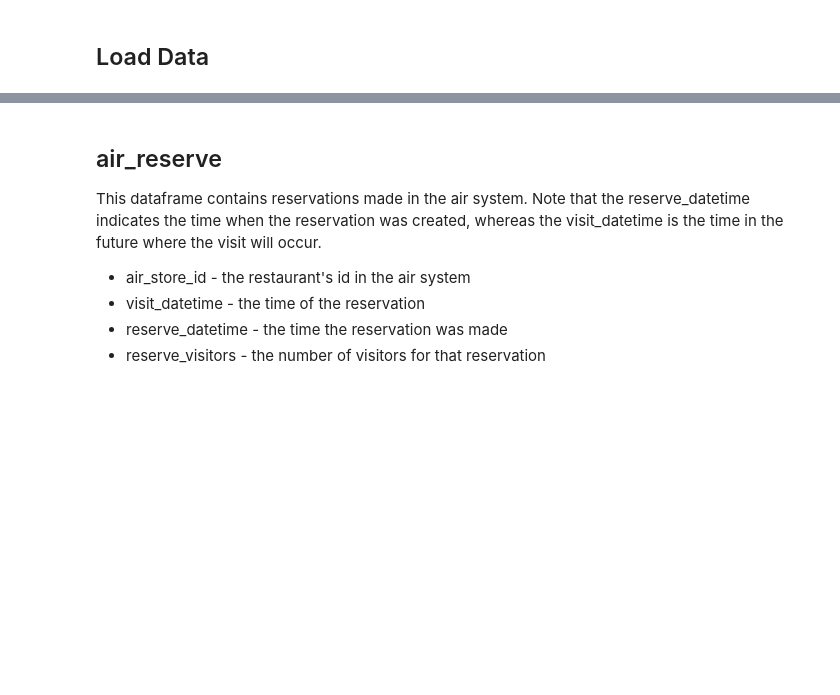
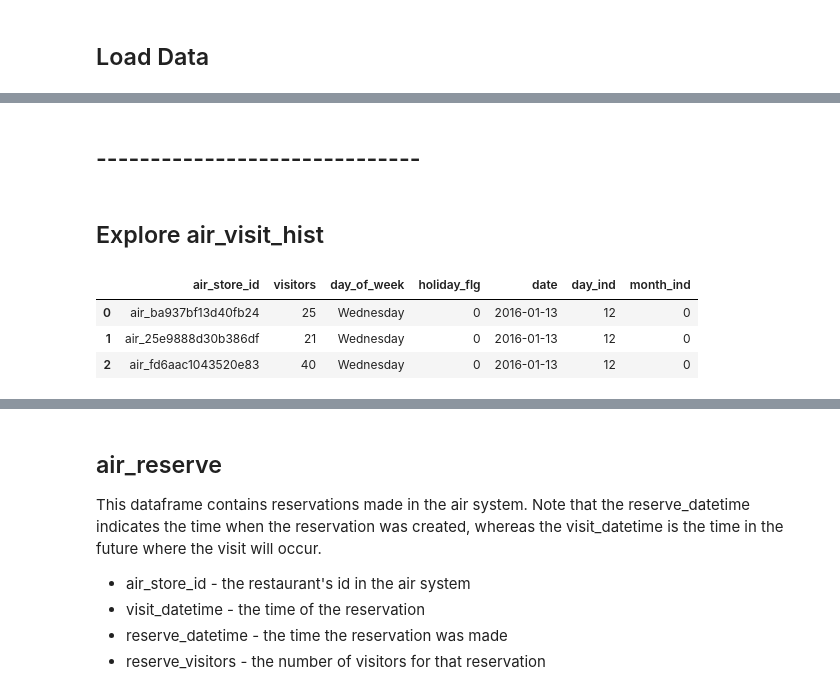
Before and after one commit to anhualin/MyLearning, a Jupyter notebook: Kaggle/Recruit_Holding/EDA1.ipynb, the cells around one changed output, grey strips where cells are left out. Cells and saved outputs as stored; diff of their text form; code cells hidden in the pictures; blank space fills up the shorter version.

```diff
--- a/Kaggle/Recruit_Holding/EDA1.ipynb
+++ b/Kaggle/Recruit_Holding/EDA1.ipynb
@@ -20,13 +29,13 @@ else:
 # %%
-air_reserve = pd.read_csv(data_dir + '/air_reserve.csv.zip')
+air_reserve = DFS['air_reserve'] if 'air_reserve' in DFS else pd.read_csv(data_dir + '/air_reserve.csv.zip')
 
 air_store_info = pd.read_csv(data_dir + '/air_store_info.csv.zip')
 
-air_visit_hist = pd.read_csv(data_dir + '/air_visit_data.csv.zip')
+air_visit_hist = DFS['air_visit_hist'] if 'air_visit_hist' in DFS else pd.read_csv(data_dir + '/air_visit_data.csv.zip')
 
 date_info = pd.read_csv(data_dir + '/date_info.csv.zip')
 
-hpg_reserve = pd.read_csv(data_dir + '/hpg_reserve.csv.zip')
+hpg_reserve = DFS['hpg_reserve'] if 'hpg_reserve' in DFS else pd.read_csv(data_dir + '/hpg_reserve.csv.zip')
 
 hpg_store_info = pd.read_csv(data_dir + '/hpg_store_info.csv.zip')
 
@@ -35,0 +177,11 @@ store_id_relation = pd.read_csv(data_dir + '/store_id_relation.csv.zip')
+# %% [markdown]
+## ------------------------------
+# %% [markdown]
+## Explore air_visit_hist
+# %%
+air_visit_hist.head(3)
+# %% [output]
+|  | air_store_id | visitors | day_of_week | holiday_flg | date | day_ind | month_ind |
+| 0 | air_ba937bf13d40fb24 | 25 | Wednesday | 0 | 2016-01-13 | 12 | 0 |
+| 1 | air_25e9888d30b386df | 21 | Wednesday | 0 | 2016-01-13 | 12 | 0 |
+| 2 | air_fd6aac1043520e83 | 40 | Wednesday | 0 | 2016-01-13 | 12 | 0 |
```
Also changed, not shown: parts of 49 cells of this notebook.
